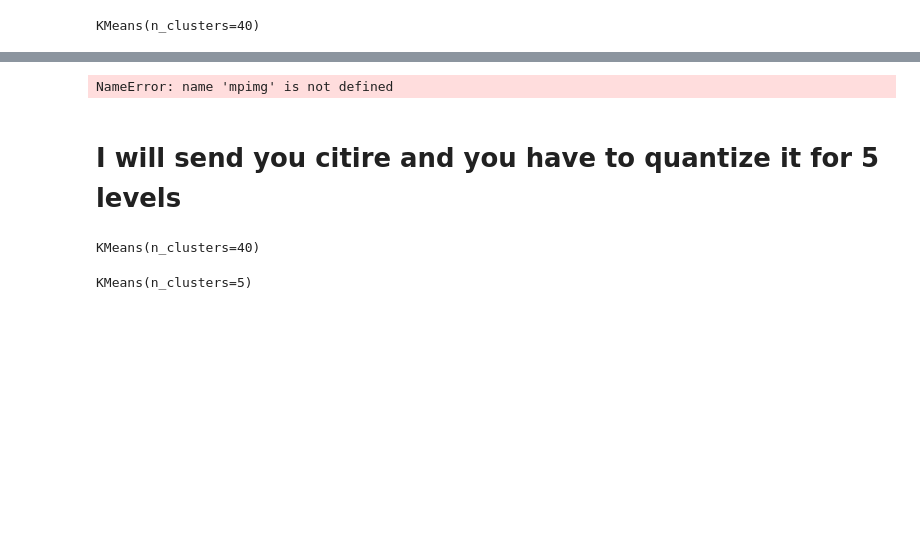
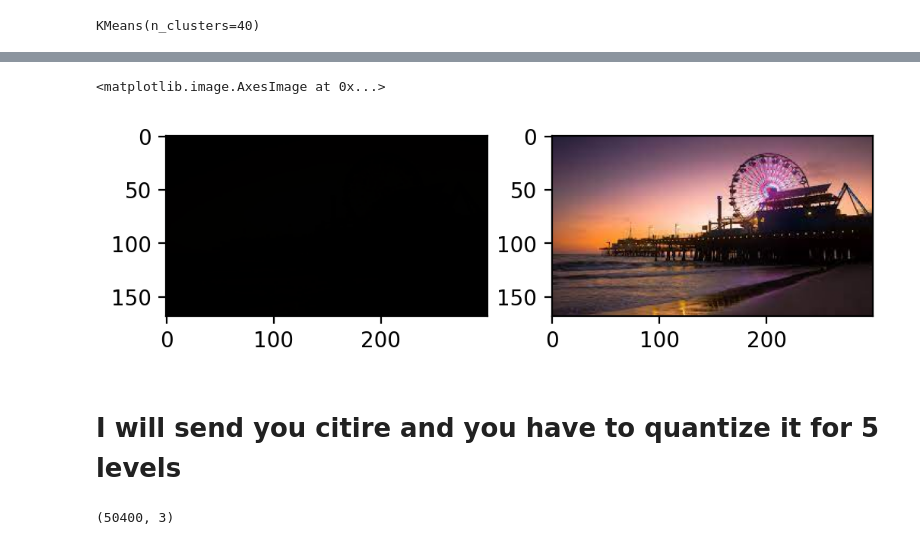
Before and after one commit to andy-miao-gu/preply_umair, a Jupyter notebook: data analysis/Machine Leaning/Clustering.ipynb, the cells around one changed output, grey strips where cells are left out. Cells and saved outputs as stored; diff of their text form; code cells hidden in the pictures; blank space fills up the shorter version.

```diff
--- a/data analysis/Machine Leaning/Clustering.ipynb
+++ b/data analysis/Machine Leaning/Clustering.ipynb
@@ -253,20 +246,31 @@ plt.imshow(img_as_array)
-# %%
-# Quantization Clustering
-img_as_array = mpimg.imread("/Users/andymiaogu/Desktop/preply_umair/DATA/image.png")
-img_as_array
-# %% [output]
-NameError: name 'mpimg' is not defined
+# %%
+# Quantization Clustering
+img_as_array = mpimg.imread("/Users/andymiaogu/Desktop/preply_umair/DATA/image.png")
+h,w,c=img_as_array.shape
+# lets make 2d image
+img2d = img_as_array.reshape(h*w,c)
+img2d.shape
+model = KMeans(n_clusters = 5)
+labels = model.fit_predict(img2d)
+centers = model.cluster_centers_.round(0).astype(int)
+quantize_img = np.reshape(centers[labels],(h,w,c))
+plt.figure(figsize=(6, 6),dpi=200)
+plt.subplot(1,2,1)
+plt.imshow(quantize_img)
+plt.subplot(1,2,2)
+plt.imshow(img_as_array)
+# %% [output]
+<matplotlib.image.AxesImage at 0x...>
+[figure, added]
 # %% [markdown]
 # I will send you citire and you have to quantize it for 5 levels
 # %%
 # lets make 2d image
 img2d = img_as_array.reshape(h*w,c)
-# %% [output]
-KMeans(n_clusters=40)
 # %%
 img2d.shape
 # %% [output]
-KMeans(n_clusters=5)
+(50400, 3)
 # %%
 model = KMeans(n_clusters = 5)
 model
```
Also changed, not shown: parts of 16 cells of this notebook, 32 other files.
